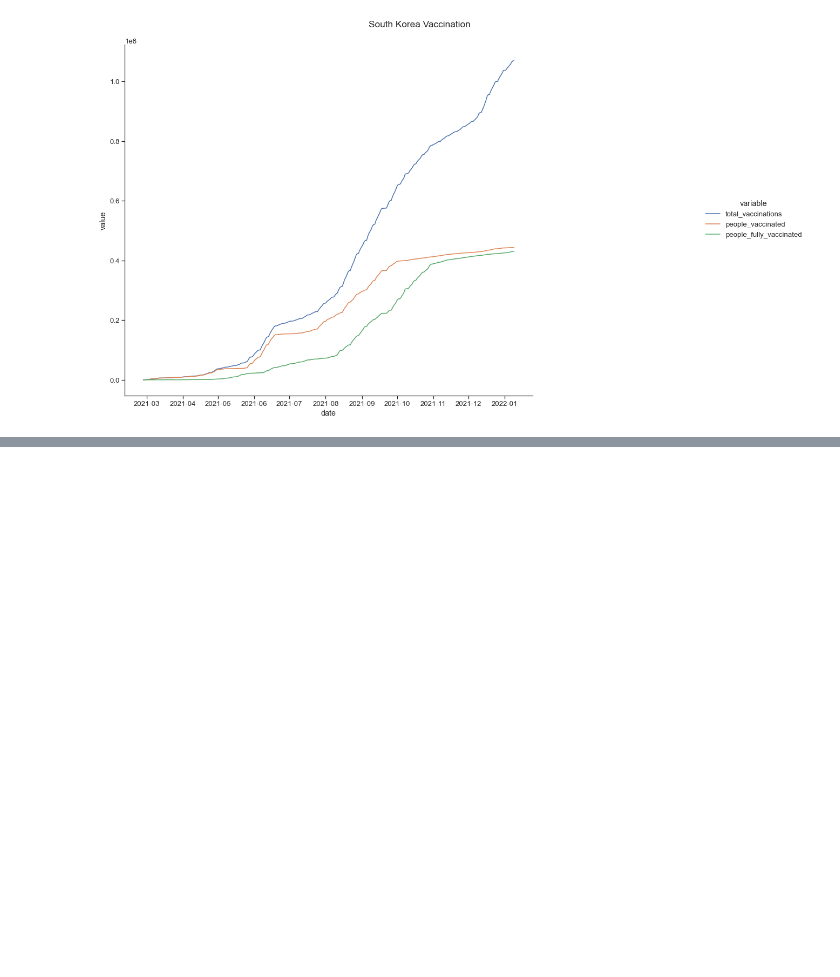
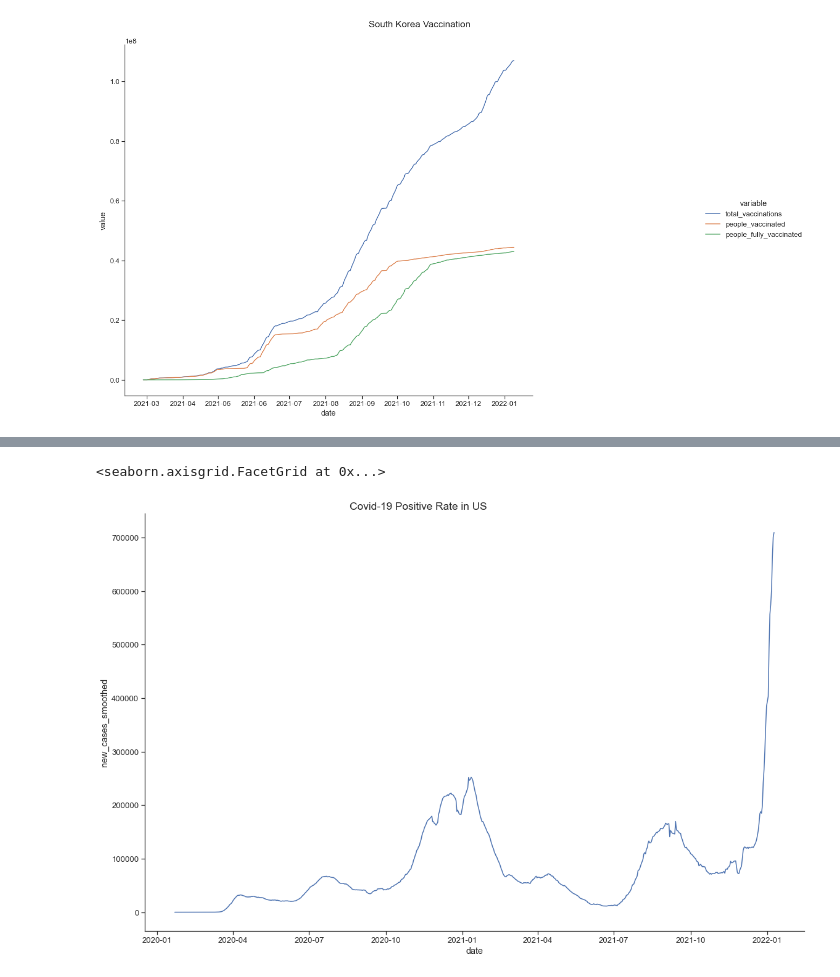
Before and after one commit to jitrapon/mads-milestone-i, a Jupyter notebook: exploration.ipynb, the cells around one changed output, grey strips where cells are left out. Saved outputs shown, nothing was run; the diff lists cells and outputs as text; code cells hidden in the pictures; blank space fills up the shorter version.

```diff
--- a/exploration.ipynb
+++ b/exploration.ipynb
@@ -130,0 +134,12 @@ visualize_country_vac(prepare_dataframe_for_visualization(covid_kor_df), 20, 11,
+# %%
+def filter_country_cases(df: DataFrame, country: str) -> DataFrame:
+    country_df = df[df['location'] == country]
+    country_df['date'] = pd.to_datetime(country_df['date'])
+    country_df.fillna(0, inplace=True)
+    return country_df[
+        ['date', 'total_cases', 'new_cases', 'new_cases_smoothed', 'total_cases_per_million', 'new_cases_per_million',
+         'new_cases_smoothed_per_million', 'positive_rate']]
+# %%
+covid_us_case_df = filter_country_cases(covid_df, 'United States')
+covid_th_case_df = filter_country_cases(covid_df, 'Thailand')
+covid_kor_case_df = filter_country_cases(covid_df, 'South Korea')
@@ -130,0 +172,12 @@ visualize_country_vac(prepare_dataframe_for_visualization(covid_kor_df), 20, 11,
+# %%
+def visualize_country_cases(df: DataFrame, width, height, title) -> FacetGrid:
+    ax = sns.relplot(x="date", y="new_cases_smoothed", kind='line', data=df)
+    ax.fig.set_figwidth(width)
+    ax.fig.set_figheight(height)
+    ax.fig.suptitle(title)
+    return ax
+# %%
+visualize_country_cases(covid_us_case_df, 20, 11, 'Covid-19 Positive Rate in US')
+# %% [output]
+<seaborn.axisgrid.FacetGrid at 0x...>
+[figure, added]
```
Also changed, not shown: parts of 15 cells of this notebook, 1 other file.
